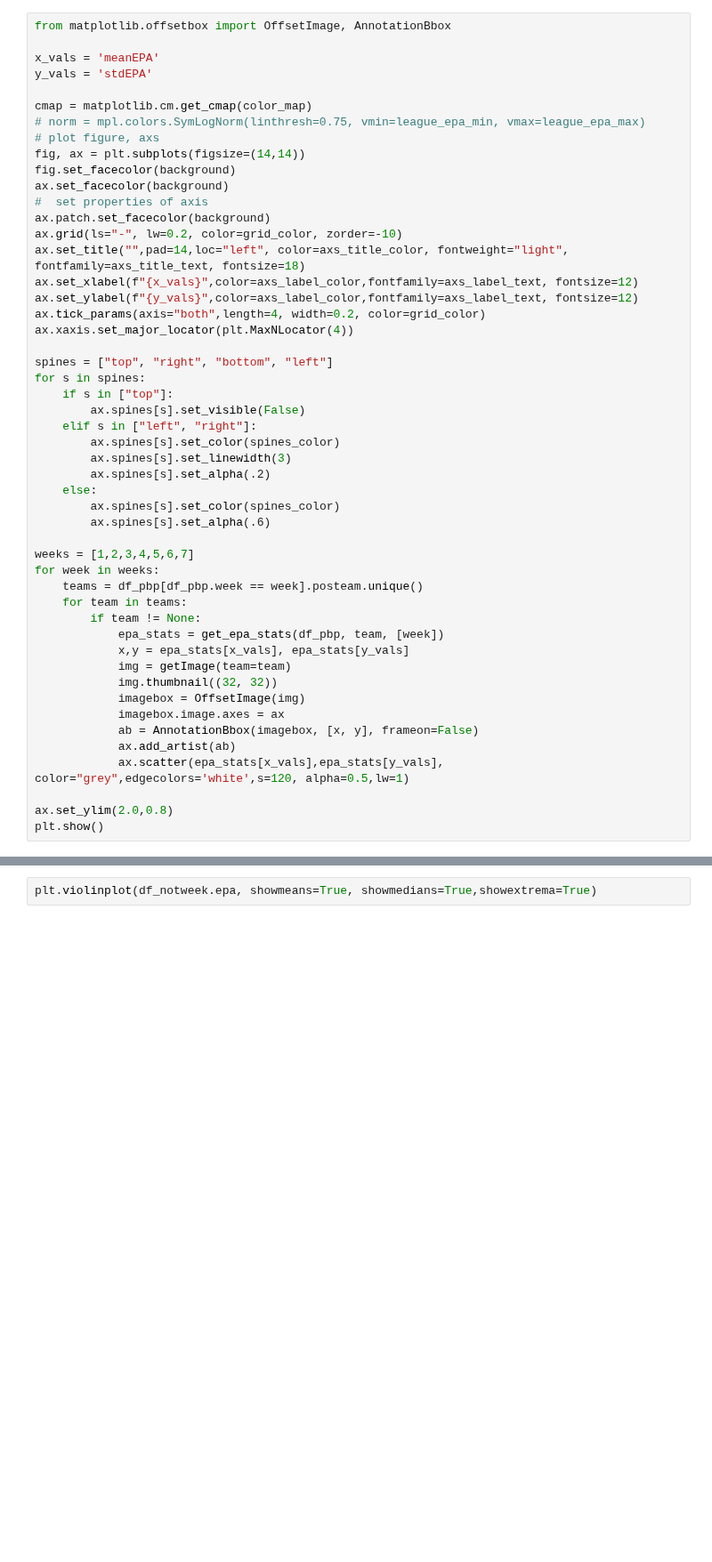
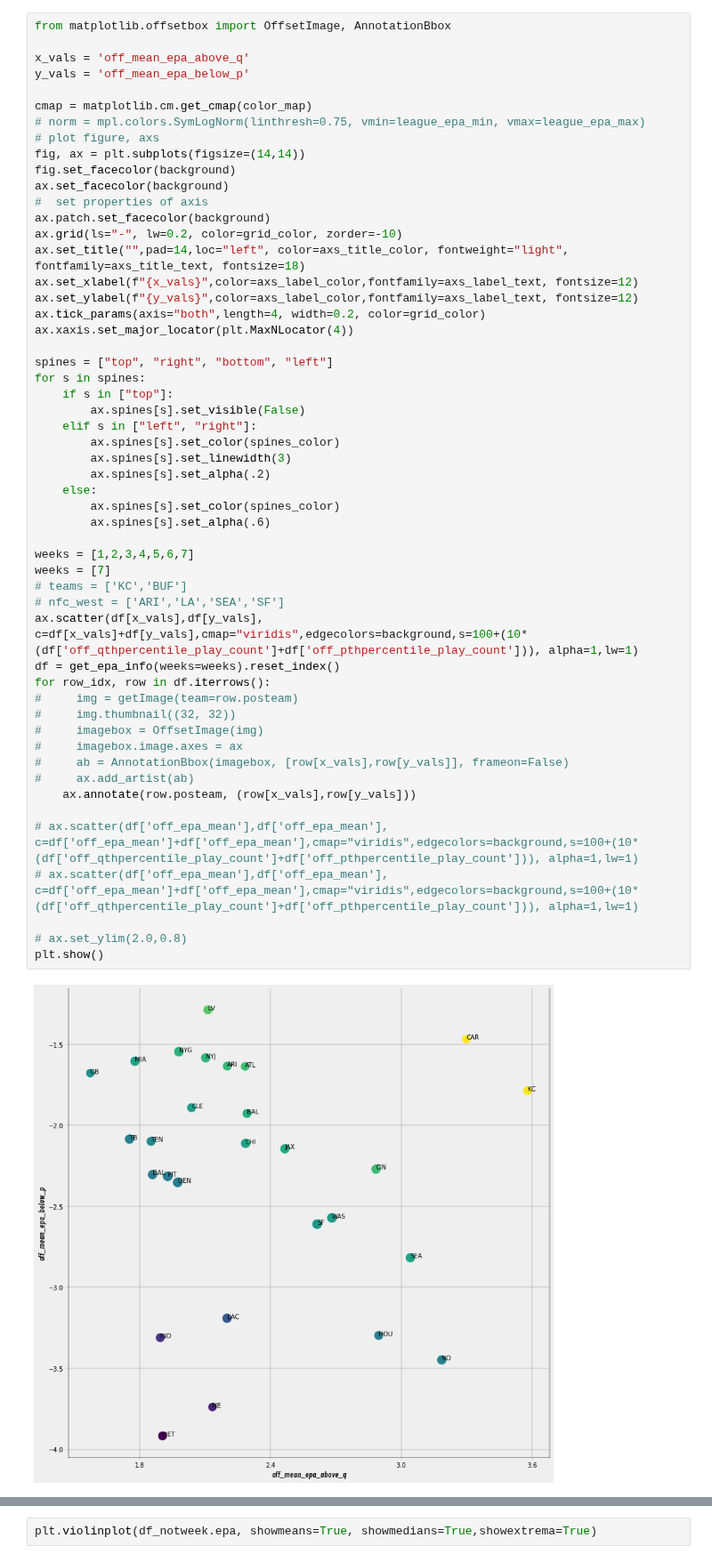
Before and after one commit to keeganheilman/nfl-charts, a Jupyter notebook: explosive_ratio.ipynb, the cells around one changed output, grey strips where cells are left out. Shown at 89% size. Drawn from its saved outputs; the diff is of its cells as text; blank space fills up the shorter version.

```diff
--- a/explosive_ratio.ipynb
+++ b/explosive_ratio.ipynb
@@ -194,50 +189,55 @@ mpl.rcParams['ytick.color'] = text_color
 # %%
 from matplotlib.offsetbox import OffsetImage, AnnotationBbox
 
-x_vals = 'meanEPA'
-y_vals = 'stdEPA'
+x_vals = 'off_mean_epa_above_q'
+y_vals = 'off_mean_epa_below_p'
 
 cmap = matplotlib.cm.get_cmap(color_map)
 # norm = mpl.colors.SymLogNorm(linthresh=0.75, vmin=league_epa_min, vmax=league_epa_max)
 # plot figure, axs
 fig, ax = plt.subplots(figsize=(14,14))
 fig.set_facecolor(background)
 ax.set_facecolor(background)
 #  set properties of axis
 ax.patch.set_facecolor(background)
 ax.grid(ls="-", lw=0.2, color=grid_color, zorder=-10)
 ax.set_title("",pad=14,loc="left", color=axs_title_color, fontweight="light", fontfamily=axs_title_text, fontsize=18)
 ax.set_xlabel(f"{x_vals}",color=axs_label_color,fontfamily=axs_label_text, fontsize=12)
 ax.set_ylabel(f"{y_vals}",color=axs_label_color,fontfamily=axs_label_text, fontsize=12)
 ax.tick_params(axis="both",length=4, width=0.2, color=grid_color)
 ax.xaxis.set_major_locator(plt.MaxNLocator(4))
 
 spines = ["top", "right", "bottom", "left"]
 for s in spines:
     if s in ["top"]:
         ax.spines[s].set_visible(False)
     elif s in ["left", "right"]:
         ax.spines[s].set_color(spines_color)
         ax.spines[s].set_linewidth(3)
         ax.spines[s].set_alpha(.2)
     else:
         ax.spines[s].set_color(spines_color)
         ax.spines[s].set_alpha(.6)
 
 weeks = [1,2,3,4,5,6,7]
-for week in weeks:
-    teams = df_pbp[df_pbp.week == week].posteam.unique()
-    for team in teams:
-        if team != None:
-            epa_stats = get_epa_stats(df_pbp, team, [week])
-            x,y = epa_stats[x_vals], epa_stats[y_vals]
-            img = getImage(team=team)
-            img.thumbnail((32, 32))
-            imagebox = OffsetImage(img)
-            imagebox.image.axes = ax
-            ab = AnnotationBbox(imagebox, [x, y], frameon=False)
-            ax.add_artist(ab)
-            ax.scatter(epa_stats[x_vals],epa_stats[y_vals], color="grey",edgecolors='white',s=120, alpha=0.5,lw=1)
+weeks = [7]
+# teams = ['KC','BUF']
+# nfc_west = ['ARI','LA','SEA','SF']
+ax.scatter(df[x_vals],df[y_vals], c=df[x_vals]+df[y_vals],cmap="viridis",edgecolors=background,s=100+(10*(df['off_qthpercentile_play_count']+df['off_pthpercentile_play_count'])), alpha=1,lw=1)
+df = get_epa_info(weeks=weeks).reset_index()
+for row_idx, row in df.iterrows():
+#     img = getImage(team=row.posteam)
+#     img.thumbnail((32, 32))
+#     imagebox = OffsetImage(img)
+#     imagebox.image.axes = ax
+#     ab = AnnotationBbox(imagebox, [row[x_vals],row[y_vals]], frameon=False)
+#     ax.add_artist(ab)
+    ax.annotate(row.posteam, (row[x_vals],row[y_vals]))
 
-ax.set_ylim(2.0,0.8)
+# ax.scatter(df['off_epa_mean'],df['off_epa_mean'], c=df['off_epa_mean']+df['off_epa_mean'],cmap="viridis",edgecolors=background,s=100+(10*(df['off_qthpercentile_play_count']+df['off_pthpercentile_play_count'])), alpha=1,lw=1)
+# ax.scatter(df['off_epa_mean'],df['off_epa_mean'], c=df['off_epa_mean']+df['off_epa_mean'],cmap="viridis",edgecolors=background,s=100+(10*(df['off_qthpercentile_play_count']+df['off_pthpercentile_play_count'])), alpha=1,lw=1)
+
+# ax.set_ylim(2.0,0.8)
 plt.show()
+# %% [output]
+[figure, added]
```
Also changed, not shown: parts of 19 cells of this notebook.
